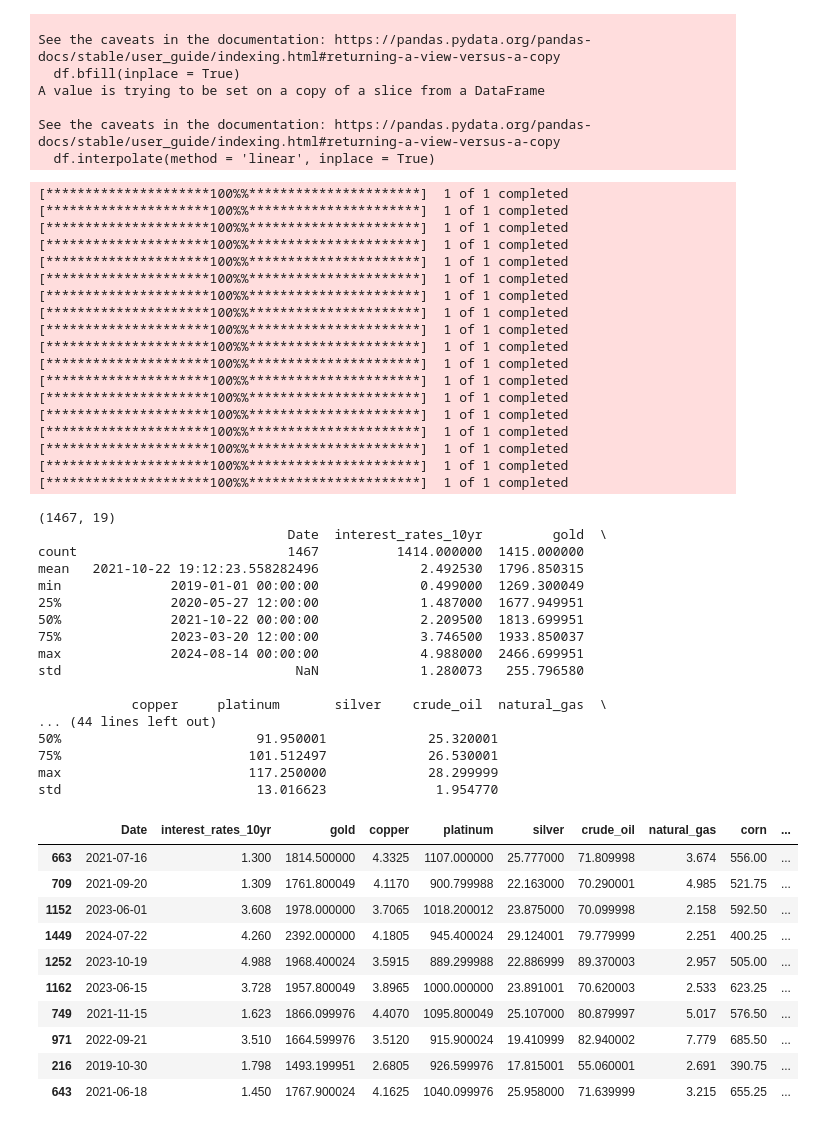
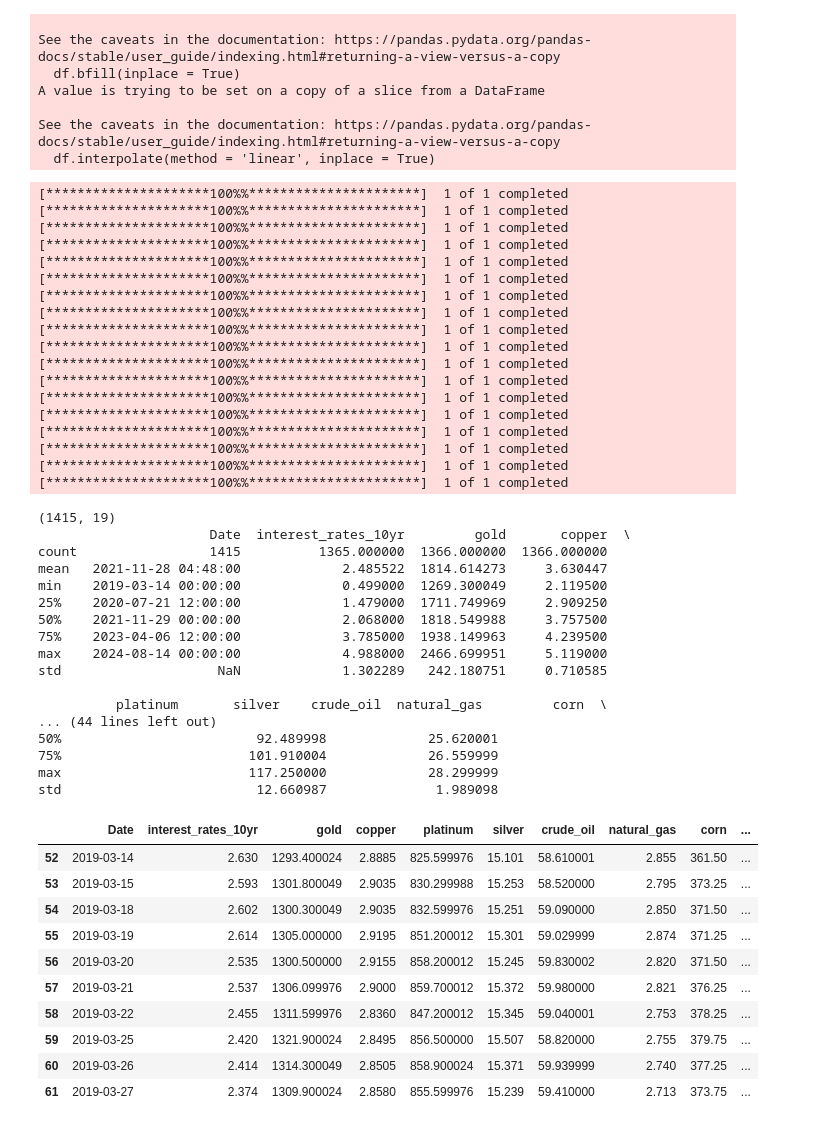
Before and after one commit to Taliwat/Portfolio-Proj-WK, a Jupyter notebook: DL-Strategies/utility_notebooks/core_stock_analysis.ipynb, the cells around one changed output. Saved outputs shown, nothing was run; the diff lists cells and outputs as text; code cells hidden in the pictures.

```diff
--- a/DL-Strategies/utility_notebooks/core_stock_analysis.ipynb
+++ b/DL-Strategies/utility_notebooks/core_stock_analysis.ipynb
@@ -196,7 +288,7 @@ See the caveats in the documentation: https://pandas.pydata.org/pandas-docs/stab
   df.interpolate(method = 'linear', inplace = True)
 # %%
 # So far so good.  Now let's start to set up and read in our exogenous data.
-def dl_exogenous_data(start, end, exo_tickers):
+def dl_exogenous_data(start, end, exo_tickers, stock_start_date):
     exo_data = {}
     for name, ticker in exo_tickers.items():
         try:
@@ -206,63 +298,69 @@ def dl_exogenous_data(start, end, exo_tickers):
             print(f"Error downloading data for {name} ({ticker}): {e}")
     exo_df = pd.DataFrame(exo_data)
     exo_df.reset_index(inplace=True)
-    return exo_df
 
+    # Let's make sure our Date column is converted to datetime format to be used when we merge our dataframes for time series.
+    exo_df['Date'] = pd.to_datetime(exo_df['Date'])
+
+    exo_df_filtered = exo_df[exo_df['Date'] >= pd.to_datetime(stock_start_date)]
+
+    return exo_df_filtered
+
+stock_start_date = '2019-03-14'
 exo_tickers = config['yfinance']['exogenous_tickers']
-exo_df = dl_exogenous_data(start_date, end_date, exo_tickers)
+exo_df = dl_exogenous_data(start_date, end_date, exo_tickers, stock_start_date)
 
-# Let's make sure our Date column is converted to datetime format to be used when we merge our dataframes for time series.
-exo_df['Date'] = pd.to_datetime(exo_df['Date'])
+
 
 
 # Let's take a quick look at the output.
 print(exo_df.shape)
 print(exo_df.describe())
-exo_df.sample(10)
+exo_df.head(10)
 # %% [output]
 [*********************100%%**********************]  1 of 1 completed
 [*********************100%%**********************]  1 of 1 completed
 [*********************100%%**********************]  1 of 1 completed
 [*********************100%%**********************]  1 of 1 completed
 [*********************100%%**********************]  1 of 1 completed
 [*********************100%%**********************]  1 of 1 completed
 [*********************100%%**********************]  1 of 1 completed
 [*********************100%%**********************]  1 of 1 completed
 [*********************100%%**********************]  1 of 1 completed
 [*********************100%%**********************]  1 of 1 completed
 [*********************100%%**********************]  1 of 1 completed
 [*********************100%%**********************]  1 of 1 completed
 [*********************100%%**********************]  1 of 1 completed
 [*********************100%%**********************]  1 of 1 completed
 [*********************100%%**********************]  1 of 1 completed
 [*********************100%%**********************]  1 of 1 completed
 [*********************100%%**********************]  1 of 1 completed
 [*********************100%%**********************]  1 of 1 completed
-(1467, 19)
-                                Date  interest_rates_10yr         gold  \
-count                           1467          1414.000000  1415.000000
-mean   2021-10-22 19:12:23.558282496             2.492530  1796.850315
-min              2019-01-01 00:00:00             0.499000  1269.300049
-25%              2020-05-27 12:00:00             1.487000  1677.949951
-50%              2021-10-22 00:00:00             2.209500  1813.699951
-75%              2023-03-20 12:00:00             3.746500  1933.850037
-max              2024-08-14 00:00:00             4.988000  2466.699951
-std                              NaN             1.280073   255.796580
+(1415, 19)
+                      Date  interest_rates_10yr         gold       copper  \
+count                 1415          1365.000000  1366.000000  1366.000000
+mean   2021-11-28 04:48:00             2.485522  1814.614273     3.630447
+min    2019-03-14 00:00:00             0.499000  1269.300049     2.119500
+25%    2020-07-21 12:00:00             1.479000  1711.749969     2.909250
+50%    2021-11-29 00:00:00             2.068000  1818.549988     3.757500
+75%    2023-04-06 12:00:00             3.785000  1938.149963     4.239500
+max    2024-08-14 00:00:00             4.988000  2466.699951     5.119000
+std                    NaN             1.302289   242.180751     0.710585
 
-            copper     platinum       silver    crude_oil  natural_gas  \
+          platinum       silver    crude_oil  natural_gas         corn  \
 ... (44 lines left out)
-50%                         91.950001             25.320001
-75%                        101.512497             26.530001
+50%                         92.489998             25.620001
+75%                        101.910004             26.559999
 max                        117.250000             28.299999
-std                         13.016623              1.954770
+std                         12.660987              1.989098
 |  | Date | interest_rates_10yr | gold | copper | platinum | silver | crude_oil | natural_gas | corn | ... |
-| 663 | 2021-07-16 | 1.300 | 1814.500000 | 4.3325 | 1107.000000 | 25.777000 | 71.809998 | 3.674 | 556.00 | ... |
-| 709 | 2021-09-20 | 1.309 | 1761.800049 | 4.1170 | 900.799988 | 22.163000 | 70.290001 | 4.985 | 521.75 | ... |
-| 1152 | 2023-06-01 | 3.608 | 1978.000000 | 3.7065 | 1018.200012 | 23.875000 | 70.099998 | 2.158 | 592.50 | ... |
-| 1449 | 2024-07-22 | 4.260 | 2392.000000 | 4.1805 | 945.400024 | 29.124001 | 79.779999 | 2.251 | 400.25 | ... |
-| 1252 | 2023-10-19 | 4.988 | 1968.400024 | 3.5915 | 889.299988 | 22.886999 | 89.370003 | 2.957 | 505.00 | ... |
-| 1162 | 2023-06-15 | 3.728 | 1957.800049 | 3.8965 | 1000.000000 | 23.891001 | 70.620003 | 2.533 | 623.25 | ... |
-| 749 | 2021-11-15 | 1.623 | 1866.099976 | 4.4070 | 1095.800049 | 25.107000 | 80.879997 | 5.017 | 576.50 | ... |
-| 971 | 2022-09-21 | 3.510 | 1664.599976 | 3.5120 | 915.900024 | 19.410999 | 82.940002 | 7.779 | 685.50 | ... |
-| 216 | 2019-10-30 | 1.798 | 1493.199951 | 2.6805 | 926.599976 | 17.815001 | 55.060001 | 2.691 | 390.75 | ... |
-| 643 | 2021-06-18 | 1.450 | 1767.900024 | 4.1625 | 1040.099976 | 25.958000 | 71.639999 | 3.215 | 655.25 | ... |
+| 52 | 2019-03-14 | 2.630 | 1293.400024 | 2.8885 | 825.599976 | 15.101 | 58.610001 | 2.855 | 361.50 | ... |
+| 53 | 2019-03-15 | 2.593 | 1301.800049 | 2.9035 | 830.299988 | 15.253 | 58.520000 | 2.795 | 373.25 | ... |
+| 54 | 2019-03-18 | 2.602 | 1300.300049 | 2.9035 | 832.599976 | 15.251 | 59.090000 | 2.850 | 371.50 | ... |
+| 55 | 2019-03-19 | 2.614 | 1305.000000 | 2.9195 | 851.200012 | 15.301 | 59.029999 | 2.874 | 371.25 | ... |
+| 56 | 2019-03-20 | 2.535 | 1300.500000 | 2.9155 | 858.200012 | 15.245 | 59.830002 | 2.820 | 371.50 | ... |
+| 57 | 2019-03-21 | 2.537 | 1306.099976 | 2.9000 | 859.700012 | 15.372 | 59.980000 | 2.821 | 376.25 | ... |
+| 58 | 2019-03-22 | 2.455 | 1311.599976 | 2.8360 | 847.200012 | 15.345 | 59.040001 | 2.753 | 378.25 | ... |
+| 59 | 2019-03-25 | 2.420 | 1321.900024 | 2.8495 | 856.500000 | 15.507 | 58.820000 | 2.755 | 379.75 | ... |
+| 60 | 2019-03-26 | 2.414 | 1314.300049 | 2.8505 | 858.900024 | 15.371 | 59.939999 | 2.740 | 377.25 | ... |
+| 61 | 2019-03-27 | 2.374 | 1309.900024 | 2.8580 | 855.599976 | 15.239 | 59.410000 | 2.713 | 373.75 | ... |
```
Also changed, not shown: parts of 16 cells of this notebook, 5 other files.
